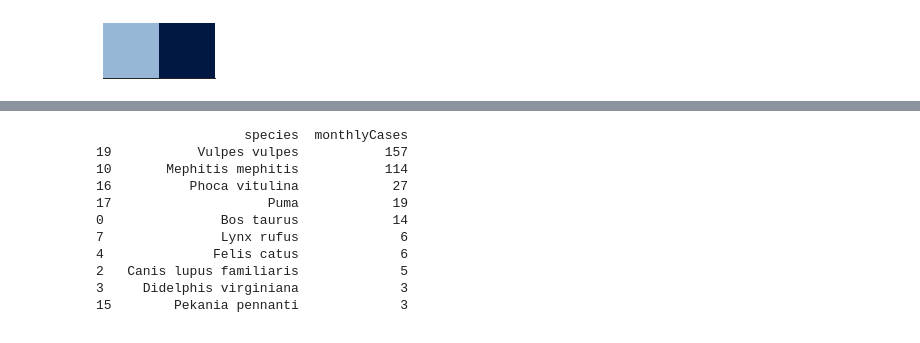
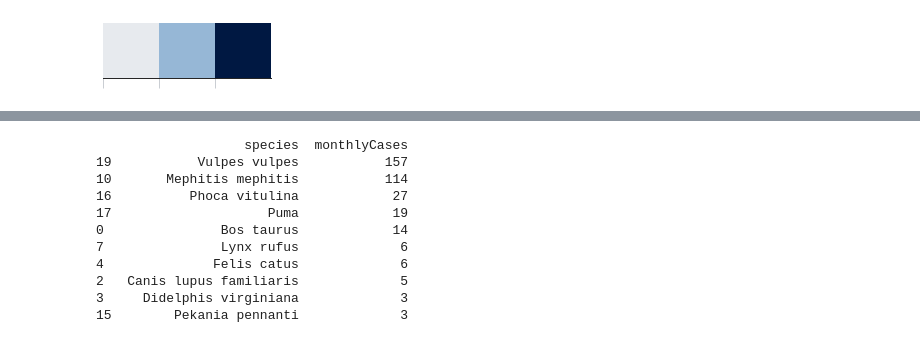
Before and after one commit to cghss-data-lab/uga-pipp, a Jupyter notebook: query_figures/query_figures_080123.ipynb, the cells around one changed output, grey strips where cells are left out. Saved outputs shown, nothing was run; the diff lists cells and outputs as text; code cells hidden in the pictures.

Commit message:
figures

```diff
--- a/query_figures/query_figures_080123.ipynb
+++ b/query_figures/query_figures_080123.ipynb
@@ -41,12 +41,12 @@ sns.palplot(sns.color_palette(colors))
 # %%
 # Define gradient color
 # gradient = ['#84B5B2', '#1A5784']
-gradient = ['#96B7D6', '#001842']
+gradient = ['#E7EAEE','#96B7D6', '#001842']
 cm = LinearSegmentedColormap.from_list(
         "Custom", gradient, N=100)
 sns.palplot(sns.color_palette(gradient))
 # %% [output]
-[figure, old version]
+[figure, new version]
 # %%
 # Define chart color palette
 chart = ['#2C2B2B','#565E69','#CACED3','#E7EAEE']
```
Also changed, not shown: parts of 39 cells of this notebook, 23 other files.
